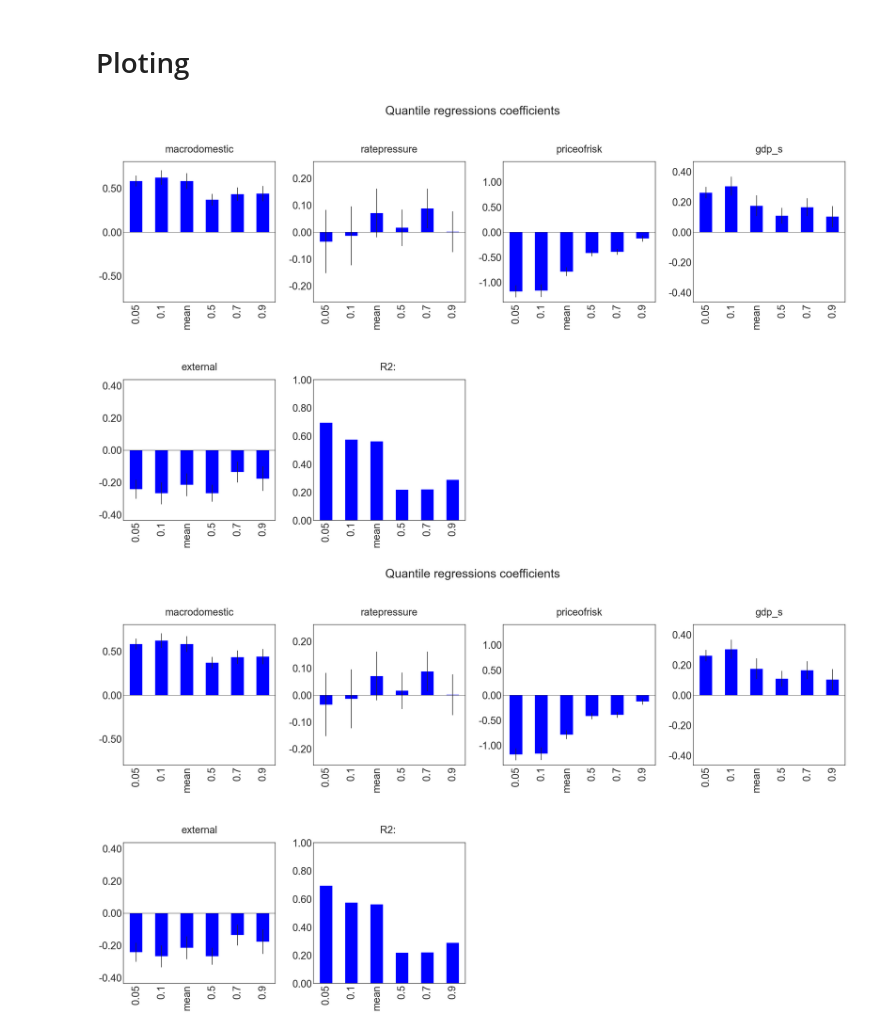
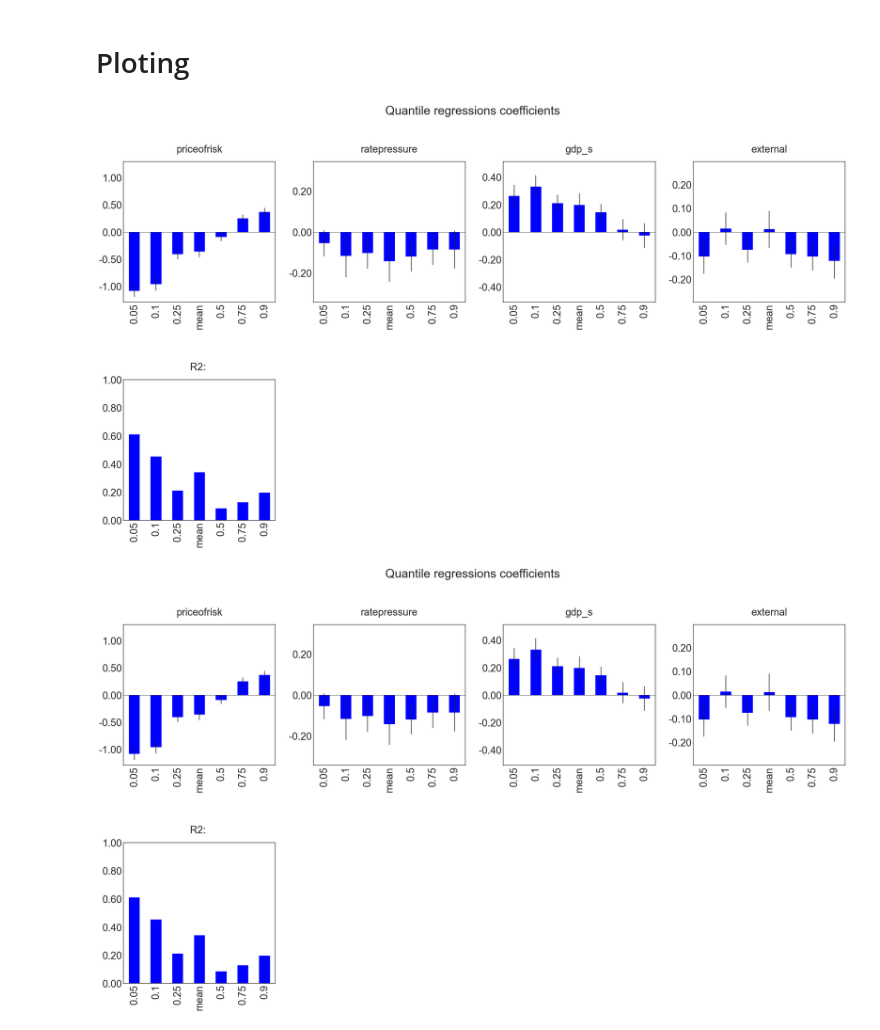
Before and after one commit to Jfalou/GaR-1, a Jupyter notebook: GAR/quantfit/Qureg19.ipynb, the cells around one changed output. Saved outputs shown, nothing was run; the diff lists cells and outputs as text; code cells hidden in the pictures.

```diff
--- a/GAR/quantfit/Qureg19.ipynb
+++ b/GAR/quantfit/Qureg19.ipynb
@@ -164,7 +165,7 @@ class QuantileReg(object):
 
         return(cq)
 # %%
-FCI = pd.read_csv(r'C:\Users\jadfa\OneDrive\Documents\GitHub\GaRIMF\GAR\partition\Data\FCIdatamonth.19.csv')
+FCI = pd.read_csv(r'C:\Users\jadfa\OneDrive\Documents\GitHub\GaR-1\GAR\partition\Data\FCIdata.19.csv')
 FCI['Date'] = pd.date_range(start='2004-01-31', end='2019-11-30', freq='M')
 FCI.set_index('Date', inplace=True)
 FCI.drop(['date'], axis=1, inplace=True)
@@ -272,7 +268,7 @@ df[['macrodomestic', 'gdp12_s']].plot()
 # %%
-indvars = df[['external','priceofrisk', 'gdp_s', 'macrodomestic', 'ratepressure', 'Dummy_variable2006']] #'priceofrisk',
+indvars = df[['external','priceofrisk', 'gdp_s', 'ratepressure', 'Dummy_variable2006']] #'priceofrisk',
 # %%
-ql = [0.05, 0.1, 0.5, 0.7, 0.9]
+ql = [0.05, 0.1,0.25, 0.5, 0.75, 0.9]
 # %%
 Qresult = QuantileReg('gdp12_s', indvars=indvars , quantile_list=ql, data=df, scaling=True, alpha=0.2)
 # %%
@@ -394,7 +390,7 @@ def coeff_plot(dcoeffc, regressors, qlist):
 
     return(fig)
 # %%
-coeff_plot(dcoeffc = Qresult.coeff , regressors = {'external', 'gdp_s', 'priceofrisk', 'macrodomestic', 'ratepressure'}, qlist = [0.05, 0.1, 0.5, 0.7, 0.9])
+coeff_plot(dcoeffc = Qresult.coeff , regressors = {'external', 'gdp_s', 'priceofrisk', 'ratepressure'}, qlist = ql)
 # %% [output]
-[figure, old version]
+[figure, new version]
-[figure, old version]
+[figure, new version]
```
Also changed, not shown: parts of 15 cells of this notebook, 22 other files.
